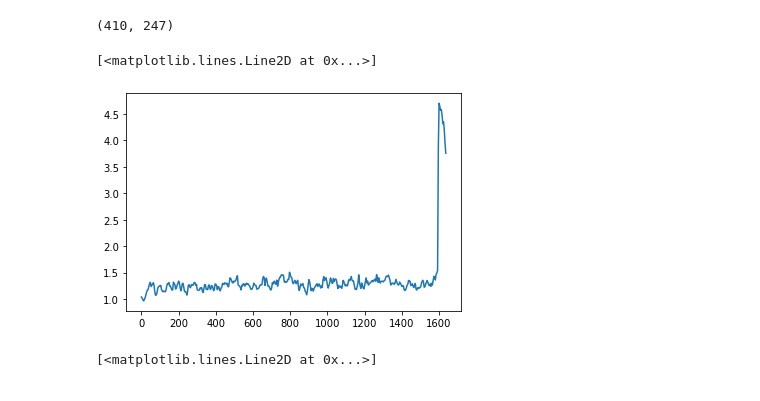
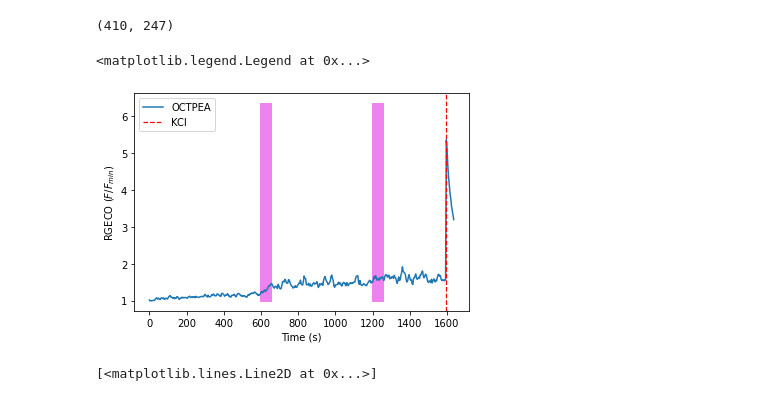
Before and after one commit to sarahigarza/Vollum_Python_ClassProj, a Jupyter notebook: live imaging with probes analysis(base).ipynb, the cells around one changed output. Cells and saved outputs as stored; diff of their text form; code cells hidden in the pictures.

```diff
--- a/live imaging with probes analysis(base).ipynb
+++ b/live imaging with probes analysis(base).ipynb
@@ -406,14 +374,32 @@ def meanofalltrials(filelist):
     concat_cells=np.concatenate(consolidated_norm, axis=1)
     meanovertime=np.mean(concat_cells, axis=1)
     return meanovertime
+# %%
+UV1f= 150 #frame number where first irradiation occurred
+UV2f= 300 #frame number where second irradiation occurred
+UVdur= 15 #number of frames for each irradiation
+kcl= 400 #frame number where positive control was added
+frametime= 4 #experiment was conducted by imaging 4 sec per frame
+#convert units from frames to seconds
+UV1= UV1f*frametime-frametime
+UV2= UV2f*frametime-frametime
+UVdur= UVdur*frametime
+kcl_time=kcl*frametime-frametime
 # %%
-ctrl=meanofalltrials(DMSOfiles)
+octpea=meanofalltrials(OCTfiles)
 frametime=4
-times= np.arange(ctrl.shape[0])*frametime
-plt.plot(times, ctrl)
+times= np.arange(octpea.shape[0])*frametime
+fig, ax = plt.subplots()
+plt.plot(times, octpea, label="OCTPEA")
+ax.add_patch(Rectangle((UV1,min(octpea)),UVdur, max(octpea),color="violet"))
+ax.add_patch(Rectangle((UV2,min(octpea)),UVdur, max(octpea),color="violet"))
+plt.axvline(kcl_time, color ="red", linestyle='--', label="KCl", linewidth=1.25)
+ax.set_xlabel("Time (s)")
+ax.set_ylabel("RGECO $(F/F_{min})$")
+plt.legend()
 # %% [output]
-[<matplotlib.lines.Line2D at 0x...>]
+<matplotlib.legend.Legend at 0x...>
-[figure, old version]
+[figure, new version]
 # %%
 #ctrl
 # %%
```
Also changed, not shown: parts of 21 cells of this notebook.
